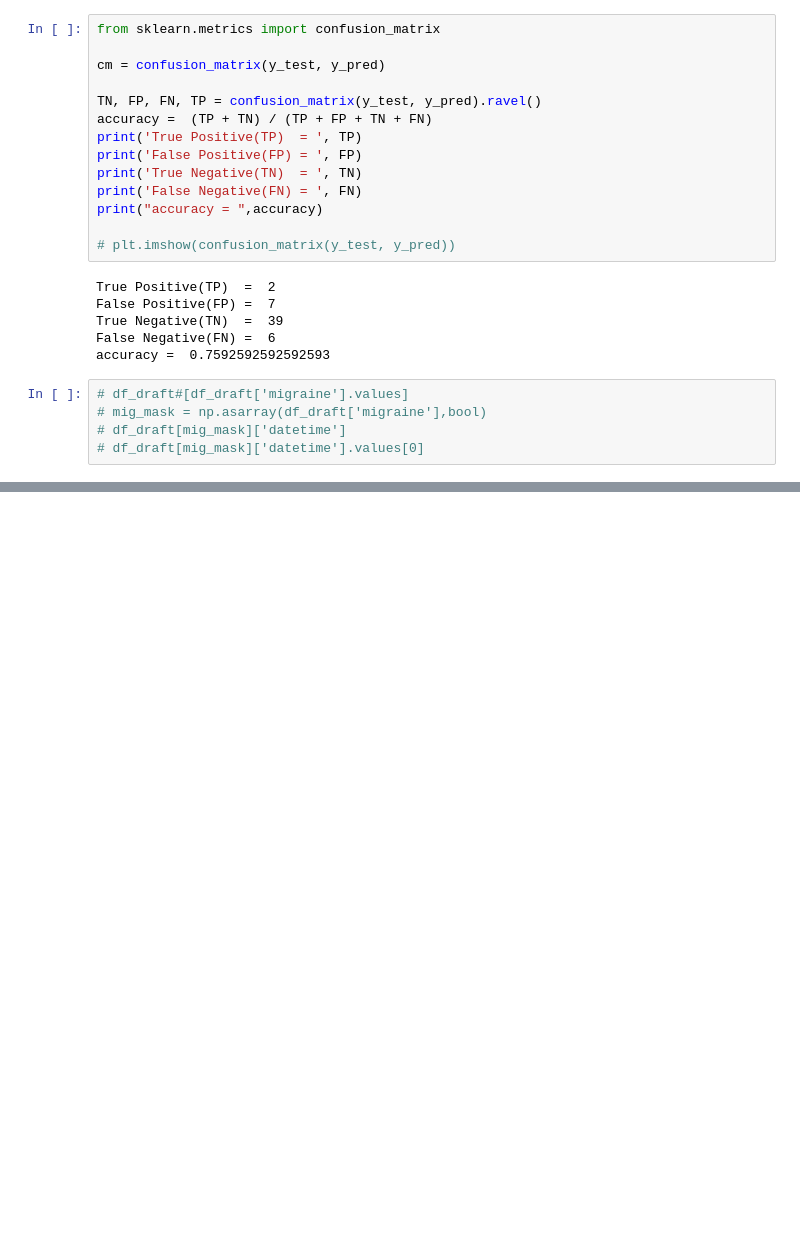
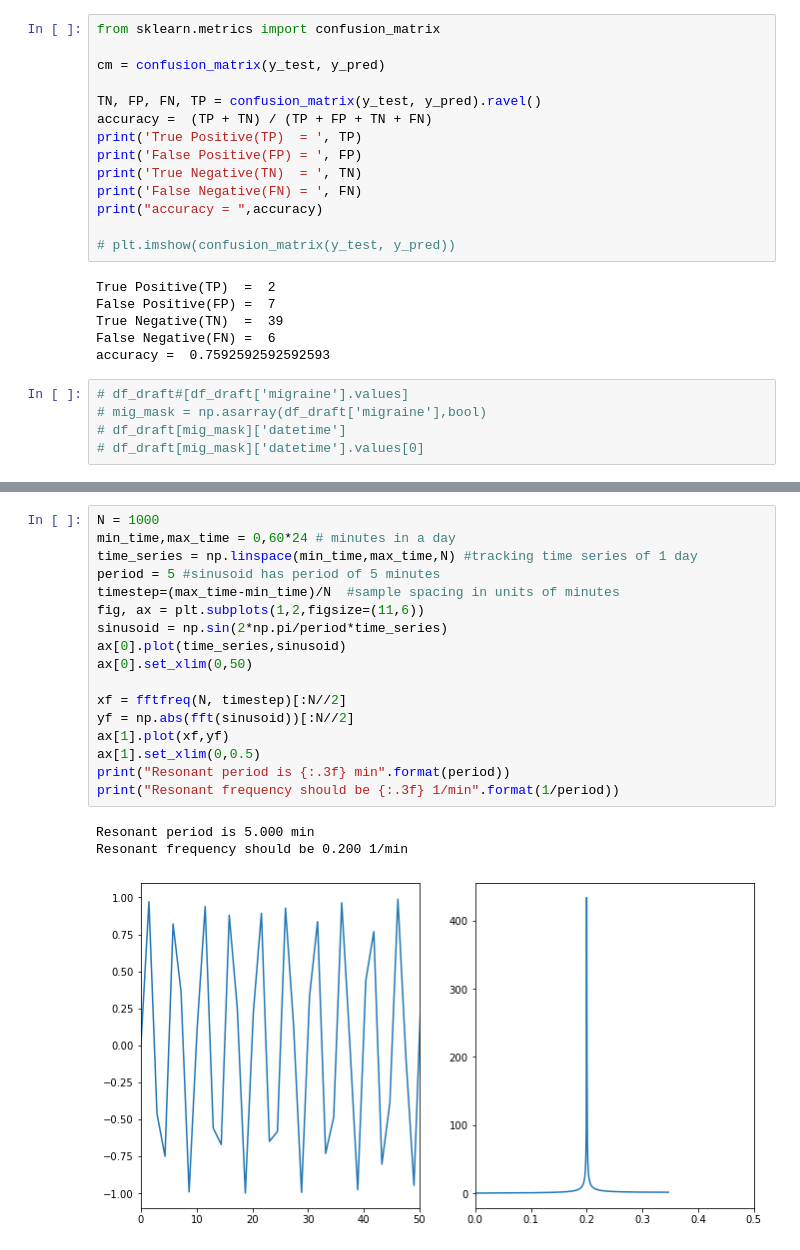
Before and after one commit to bayu-wilson/mini-projects, a Jupyter notebook: migraine_prediction/migraine.ipynb, the cells around one changed output, grey strips where cells are left out. Saved outputs shown, nothing was run; the diff lists cells and outputs as text; blank space fills up the shorter version.

```diff
--- a/migraine_prediction/migraine.ipynb
+++ b/migraine_prediction/migraine.ipynb
@@ -143,0 +206,21 @@ accuracy =  0.7592592592592593
+# %%
+N = 1000
+min_time,max_time = 0,60*24 # minutes in a day
+time_series = np.linspace(min_time,max_time,N) #tracking time series of 1 day
+period = 5 #sinusoid has period of 5 minutes
+timestep=(max_time-min_time)/N  #sample spacing in units of minutes
+fig, ax = plt.subplots(1,2,figsize=(11,6))
+sinusoid = np.sin(2*np.pi/period*time_series)
+ax[0].plot(time_series,sinusoid)
+ax[0].set_xlim(0,50)
+
+xf = fftfreq(N, timestep)[:N//2]
+yf = np.abs(fft(sinusoid))[:N//2]
+ax[1].plot(xf,yf)
+ax[1].set_xlim(0,0.5)
+print("Resonant period is {:.3f} min".format(period))
+print("Resonant frequency should be {:.3f} 1/min".format(1/period))
+# %% [output]
+Resonant period is 5.000 min
+Resonant frequency should be 0.200 1/min
+[figure, added]
```
Also changed, not shown: parts of 6 cells of this notebook.
